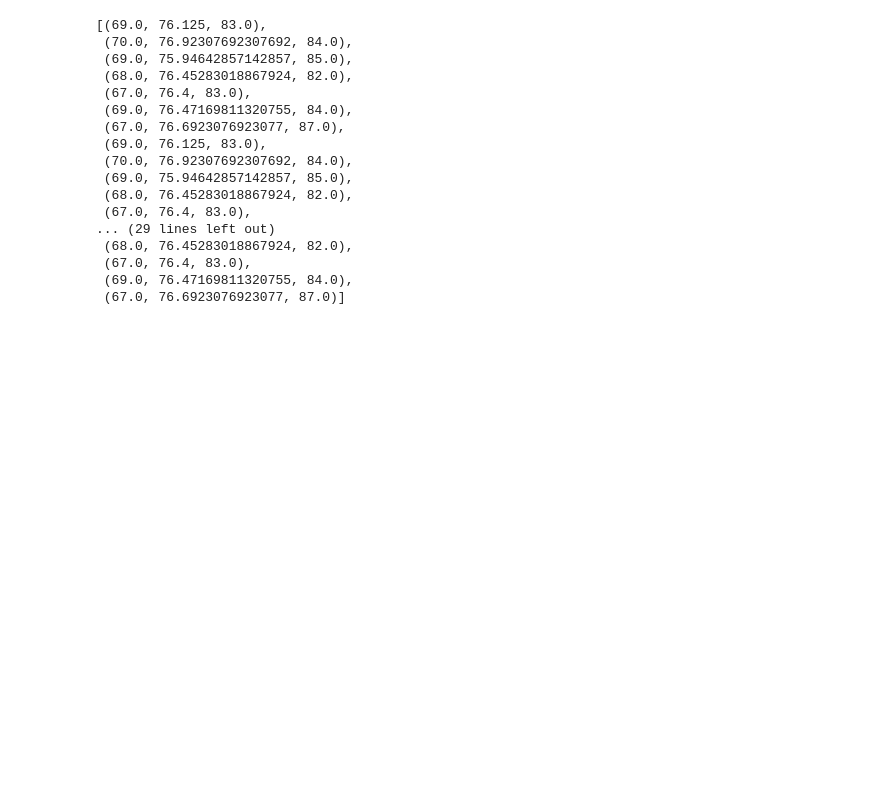
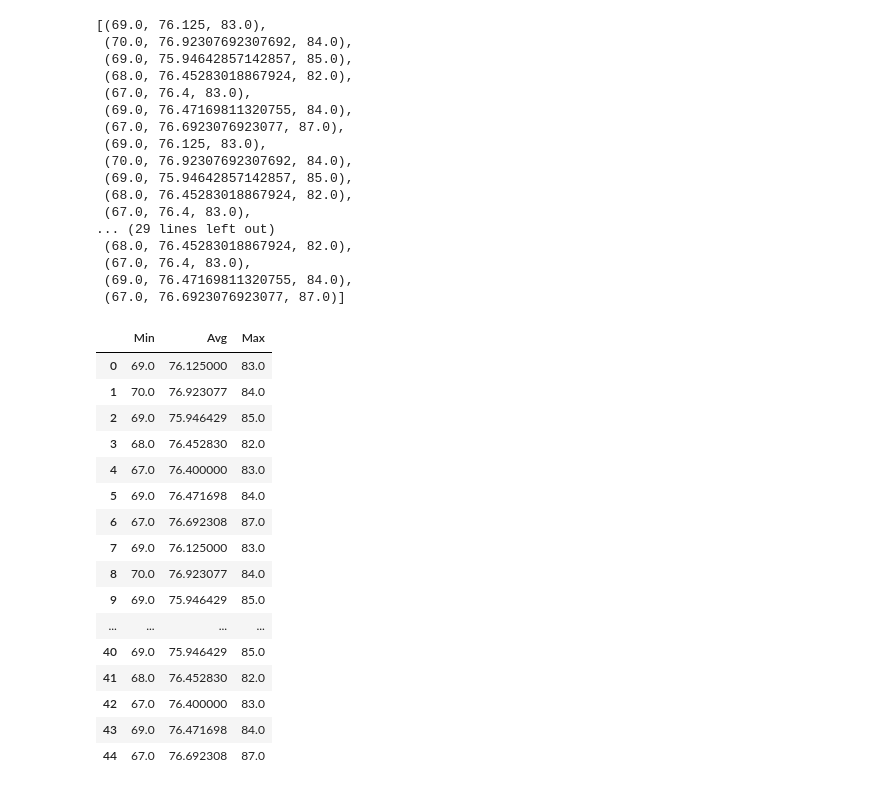
Before and after one commit to ChiqueCode/project_climate_analysis, a Jupyter notebook: climate_starter.ipynb, the cells around one changed output. Saved outputs shown, nothing was run; the diff lists cells and outputs as text; code cells hidden in the pictures; blank space fills up the shorter version.

```diff
--- a/climate_starter.ipynb
+++ b/climate_starter.ipynb
@@ -460,7 +460,25 @@ normals
  (67.0, 76.6923076923077, 87.0)]
 # %%
 # Load the previous query results into a Pandas DataFrame and add the `trip_dates` range as the `date` index
-df = pd.DataFrame(normals, columns=['min', 'Avg', 'max'])
-df
+trip_final_df = pd.DataFrame(normals, columns=['Min', 'Avg', 'Max'])
+trip_final_df
+# %% [output]
+|  | Min | Avg | Max |
+| 0 | 69.0 | 76.125000 | 83.0 |
+| 1 | 70.0 | 76.923077 | 84.0 |
+| 2 | 69.0 | 75.946429 | 85.0 |
+| 3 | 68.0 | 76.452830 | 82.0 |
+| 4 | 67.0 | 76.400000 | 83.0 |
+| 5 | 69.0 | 76.471698 | 84.0 |
+| 6 | 67.0 | 76.692308 | 87.0 |
+| 7 | 69.0 | 76.125000 | 83.0 |
+| 8 | 70.0 | 76.923077 | 84.0 |
+| 9 | 69.0 | 75.946429 | 85.0 |
+| ... | ... | ... | ... |
+| 40 | 69.0 | 75.946429 | 85.0 |
+| 41 | 68.0 | 76.452830 | 82.0 |
+| 42 | 67.0 | 76.400000 | 83.0 |
+| 43 | 69.0 | 76.471698 | 84.0 |
+| 44 | 67.0 | 76.692308 | 87.0 |
 # %%
 # Plot the daily normals as an area plot with `stacked=False`
```
